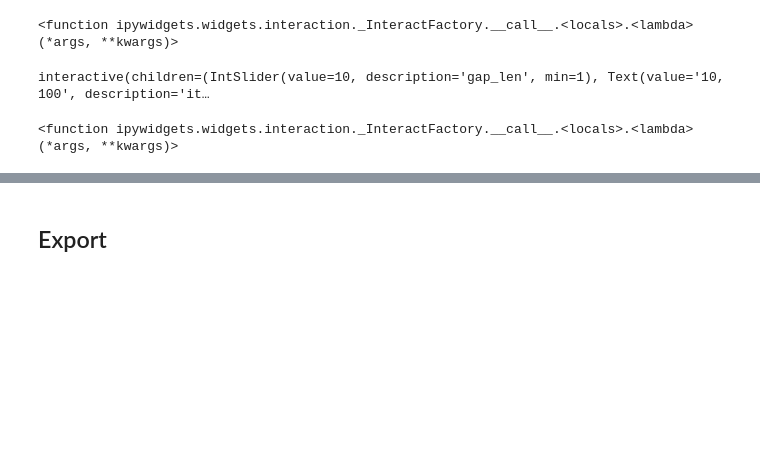
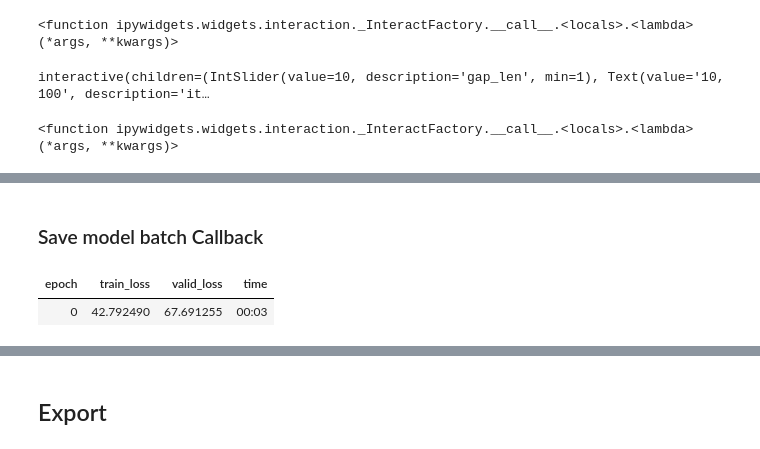
Before and after one commit to mone27/meteo_imp, a Jupyter notebook: lib_nbs/kalman/10_fastai.ipynb, the cells around one changed output, grey strips where cells are left out. Cells and saved outputs as stored; diff of their text form; code cells hidden in the pictures; blank space fills up the shorter version.

```diff
--- a/lib_nbs/kalman/10_fastai.ipynb
+++ b/lib_nbs/kalman/10_fastai.ipynb
@@ -2461,7 +2496,7 @@ def plot_result(pred, targ, metrics=None, control_map=None, hide_no_gap=False, *
 
     title =  [format_metric(name, val) for name, val in metrics.items()] if metrics else ""
     if hide_no_gap:
-        show_vars = f_targs[0].data.columns[~f_targs[0].mask.all()] # only variables with a gap
+        show_vars = targ.data.columns[~targ.mask.all()] # only variables with a gap
         df = df[df.variable.isin(show_vars)]
     return facet_variable(df, ys=["value", "mean", "control"], error=True, control=bool(control_map), **kwargs).properties(title=title)
 # %%
@@ -2598,0 +2691,2 @@ interactive(children=(IntSlider(value=10, description='gap_len', min=1), Text(va
+# %% [markdown]
+### Save model batch Callback
@@ -2598,0 +2703,38 @@ interactive(children=(IntSlider(value=10, description='gap_len', min=1), Text(va
+# %%
+#| export
+class SaveModelsBatch(TrainEvalCallback):
+    run_valid = False
+    def __init__(self, every=None, times_epoch=None):
+        super().__init__()
+        store_attr()
+        self.models = []
+        if self.every is not None:
+            self._do_save_batch = lambda self: self.train_iter % self.every == 0
+        elif self.times_epoch is not None:
+            self._do_save_batch = self._do_save_times
+        else:
+            warn("saving every batch")
+            self._do_save_batch = lambda self: True
+    def _do_save_times(self):
+        self.stop_times = np.linspace(start=0, stop=self.n_iter-1, num=self.times_epoch).astype(int)
+        return self.iter in self.stop_times
+
+    def after_batch(self):
+        if self._do_save_batch():
+            self.models.append({'train_iter': self.train_iter, 'model': self.model.copy()})
+    def show_results(self, learn, items=None, n=3, **kwargs):
+        out = []
+        items = ifnone(items, random.choices(learn.dls.valid.items, k=n))
+        for model in tqdm(self.models):
+            with with_settings(learn, model=model['model']):
+                out.append(show_results(learn, items=items, **kwargs))
+        return out
+# %%
+save_models = SaveModelsBatch(times_epoch=3)
+# %%
+learn = Learner(dls, model, KalmanLoss(only_gap=False), cbs = [save_models, Float64Callback])
+# %%
+learn.fit(1, 1e-1)
+# %% [output]
+| epoch | train_loss | valid_loss | time |
+| 0 | 42.792490 | 67.691255 | 00:03 |
```
Also changed, not shown: parts of 60 cells of this notebook, 8 other files.
